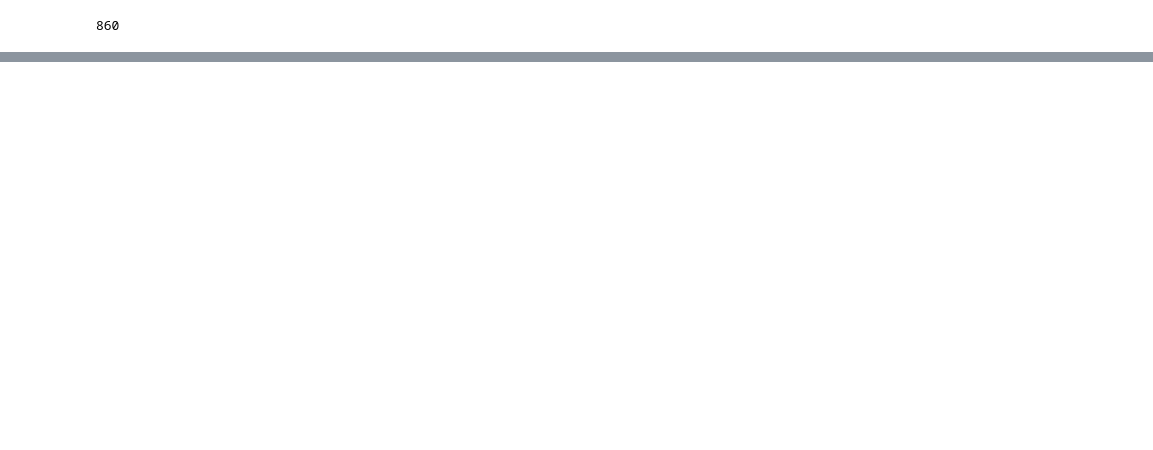
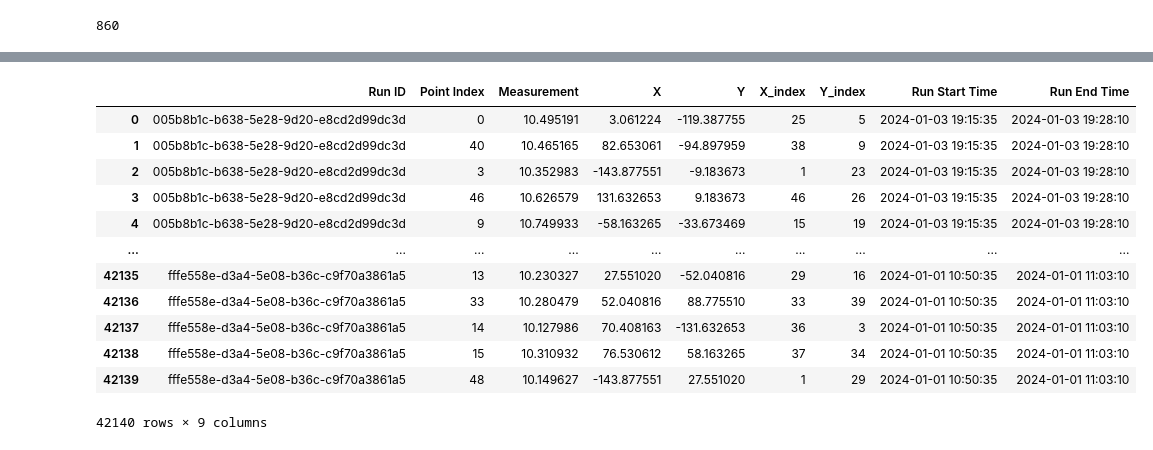
Before and after one commit to yyccbb/micro-ai-challenge, a Jupyter notebook: prediction/generate_prediction.ipynb, the cells around one changed output, grey strips where cells are left out. Saved outputs shown, nothing was run; the diff lists cells and outputs as text; code cells hidden in the pictures; blank space fills up the shorter version.

```diff
--- a/prediction/generate_prediction.ipynb
+++ b/prediction/generate_prediction.ipynb
@@ -275,0 +265,23 @@ dtype: int64
+# %%
+def reverse_map(input_dict):
+    reversed_dict = {v: k for k, v in input_dict.items()}
+    return reversed_dict
+# %%
+reversed_run_id_dict = reverse_map(run_id_dict)
+# %%
+pred_y_df['Run ID'] = pred_y_df['Run ID'].map(reversed_run_id_dict)
+pred_y_df
+# %% [output]
+|  | Run ID | Point Index | Measurement | X | Y | X_index | Y_index | Run Start Time | Run End Time |
+| 0 | 005b8b1c-b638-5e28-9d20-e8cd2d99dc3d | 0 | 10.495191 | 3.061224 | -119.387755 | 25 | 5 | 2024-01-03 19:15:35 | 2024-01-03 19:28:10 |
+| 1 | 005b8b1c-b638-5e28-9d20-e8cd2d99dc3d | 40 | 10.465165 | 82.653061 | -94.897959 | 38 | 9 | 2024-01-03 19:15:35 | 2024-01-03 19:28:10 |
+| 2 | 005b8b1c-b638-5e28-9d20-e8cd2d99dc3d | 3 | 10.352983 | -143.877551 | -9.183673 | 1 | 23 | 2024-01-03 19:15:35 | 2024-01-03 19:28:10 |
+| 3 | 005b8b1c-b638-5e28-9d20-e8cd2d99dc3d | 46 | 10.626579 | 131.632653 | 9.183673 | 46 | 26 | 2024-01-03 19:15:35 | 2024-01-03 19:28:10 |
+| 4 | 005b8b1c-b638-5e28-9d20-e8cd2d99dc3d | 9 | 10.749933 | -58.163265 | -33.673469 | 15 | 19 | 2024-01-03 19:15:35 | 2024-01-03 19:28:10 |
+| ... | ... | ... | ... | ... | ... | ... | ... | ... | ... |
+| 42135 | fffe558e-d3a4-5e08-b36c-c9f70a3861a5 | 13 | 10.230327 | 27.551020 | -52.040816 | 29 | 16 | 2024-01-01 10:50:35 | 2024-01-01 11:03:10 |
+| 42136 | fffe558e-d3a4-5e08-b36c-c9f70a3861a5 | 33 | 10.280479 | 52.040816 | 88.775510 | 33 | 39 | 2024-01-01 10:50:35 | 2024-01-01 11:03:10 |
+| 42137 | fffe558e-d3a4-5e08-b36c-c9f70a3861a5 | 14 | 10.127986 | 70.408163 | -131.632653 | 36 | 3 | 2024-01-01 10:50:35 | 2024-01-01 11:03:10 |
+| 42138 | fffe558e-d3a4-5e08-b36c-c9f70a3861a5 | 15 | 10.310932 | 76.530612 | 58.163265 | 37 | 34 | 2024-01-01 10:50:35 | 2024-01-01 11:03:10 |
+| 42139 | fffe558e-d3a4-5e08-b36c-c9f70a3861a5 | 48 | 10.149627 | -143.877551 | 27.551020 | 1 | 29 | 2024-01-01 10:50:35 | 2024-01-01 11:03:10 |
+42140 rows × 9 columns
```
Also changed, not shown: parts of 13 cells of this notebook, 2 other files.
